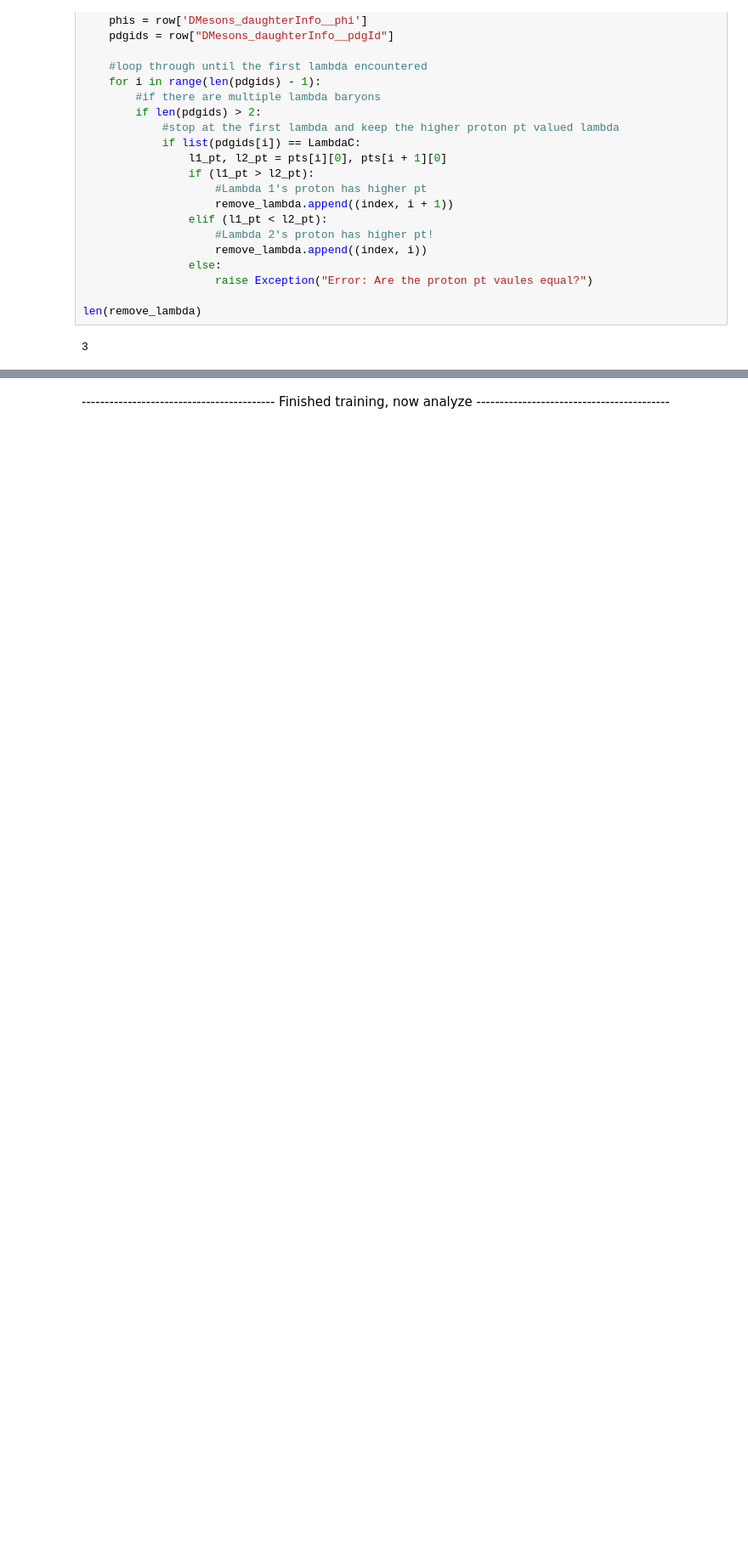
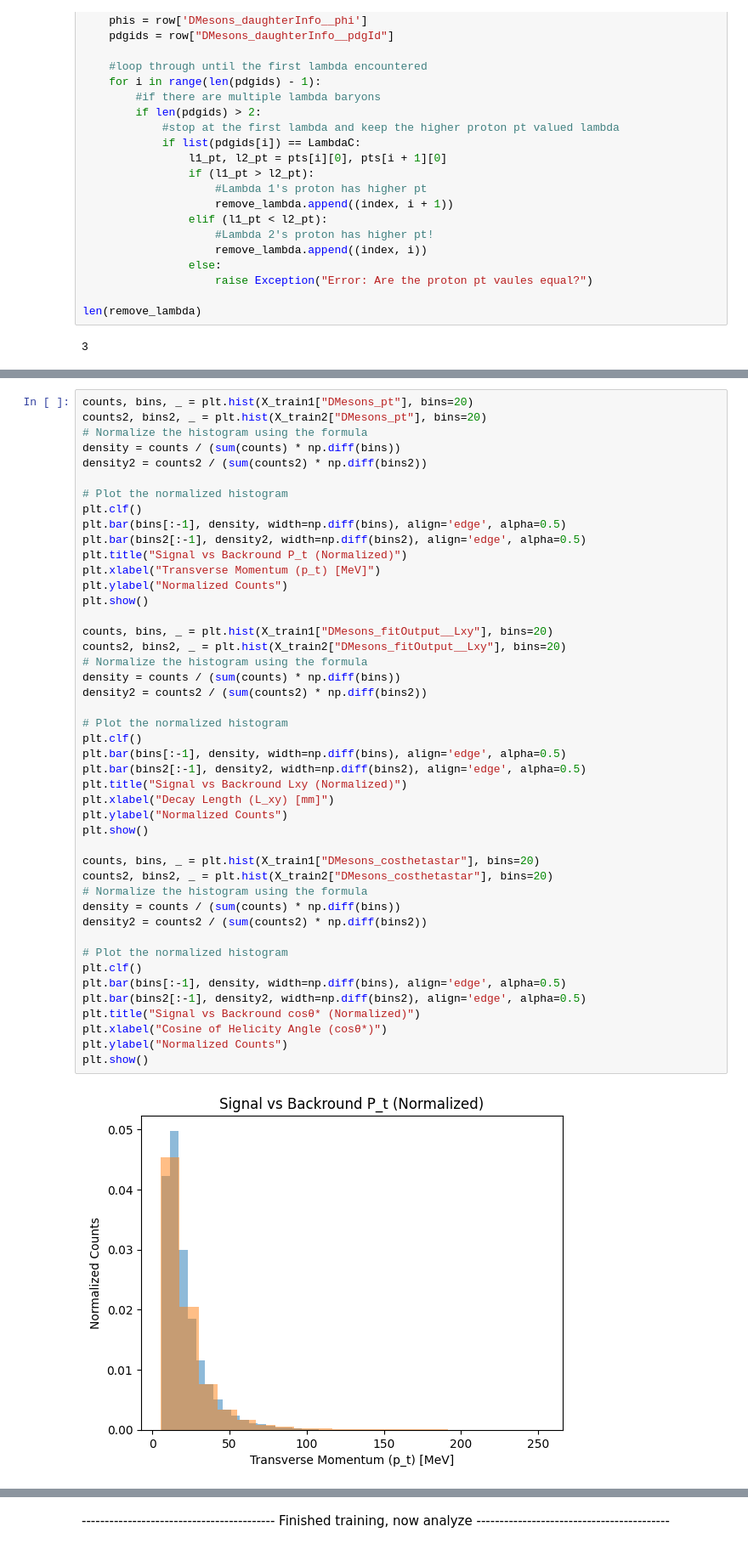
Before and after one commit to GitGup/ATLAS_DNN, a Jupyter notebook: MC_DNN.ipynb, the cells around one changed output, grey strips where cells are left out. Shown at 85% size. Drawn from its saved outputs; the diff is of its cells as text; blank space fills up the shorter version.

```diff
--- a/MC_DNN.ipynb
+++ b/MC_DNN.ipynb
@@ -338,0 +424,47 @@ hists2 = plt.hist(X_train2["DMesons_costhetastar"], bins = 100, label = "signal"
+# %%
+counts, bins, _ = plt.hist(X_train1["DMesons_pt"], bins=20)
+counts2, bins2, _ = plt.hist(X_train2["DMesons_pt"], bins=20)
+# Normalize the histogram using the formula
+density = counts / (sum(counts) * np.diff(bins))
+density2 = counts2 / (sum(counts2) * np.diff(bins2))
+
+# Plot the normalized histogram
+plt.clf()
+plt.bar(bins[:-1], density, width=np.diff(bins), align='edge', alpha=0.5)
+plt.bar(bins2[:-1], density2, width=np.diff(bins2), align='edge', alpha=0.5)
+plt.title("Signal vs Backround P_t (Normalized)")
+plt.xlabel("Transverse Momentum (p_t) [MeV]")
+plt.ylabel("Normalized Counts")
+plt.show()
+
+counts, bins, _ = plt.hist(X_train1["DMesons_fitOutput__Lxy"], bins=20)
+counts2, bins2, _ = plt.hist(X_train2["DMesons_fitOutput__Lxy"], bins=20)
+# Normalize the histogram using the formula
+density = counts / (sum(counts) * np.diff(bins))
+density2 = counts2 / (sum(counts2) * np.diff(bins2))
+
+# Plot the normalized histogram
+plt.clf()
+plt.bar(bins[:-1], density, width=np.diff(bins), align='edge', alpha=0.5)
+plt.bar(bins2[:-1], density2, width=np.diff(bins2), align='edge', alpha=0.5)
+plt.title("Signal vs Backround Lxy (Normalized)")
+plt.xlabel("Decay Length (L_xy) [mm]")
+plt.ylabel("Normalized Counts")
+plt.show()
+
+counts, bins, _ = plt.hist(X_train1["DMesons_costhetastar"], bins=20)
+counts2, bins2, _ = plt.hist(X_train2["DMesons_costhetastar"], bins=20)
+# Normalize the histogram using the formula
+density = counts / (sum(counts) * np.diff(bins))
+density2 = counts2 / (sum(counts2) * np.diff(bins2))
+
+# Plot the normalized histogram
+plt.clf()
+plt.bar(bins[:-1], density, width=np.diff(bins), align='edge', alpha=0.5)
+plt.bar(bins2[:-1], density2, width=np.diff(bins2), align='edge', alpha=0.5)
+plt.title("Signal vs Backround cosθ* (Normalized)")
+plt.xlabel("Cosine of Helicity Angle (cosθ*)")
+plt.ylabel("Normalized Counts")
+plt.show()
+# %% [output]
+[figure, added]
```
Also changed, not shown: parts of 47 cells of this notebook.
